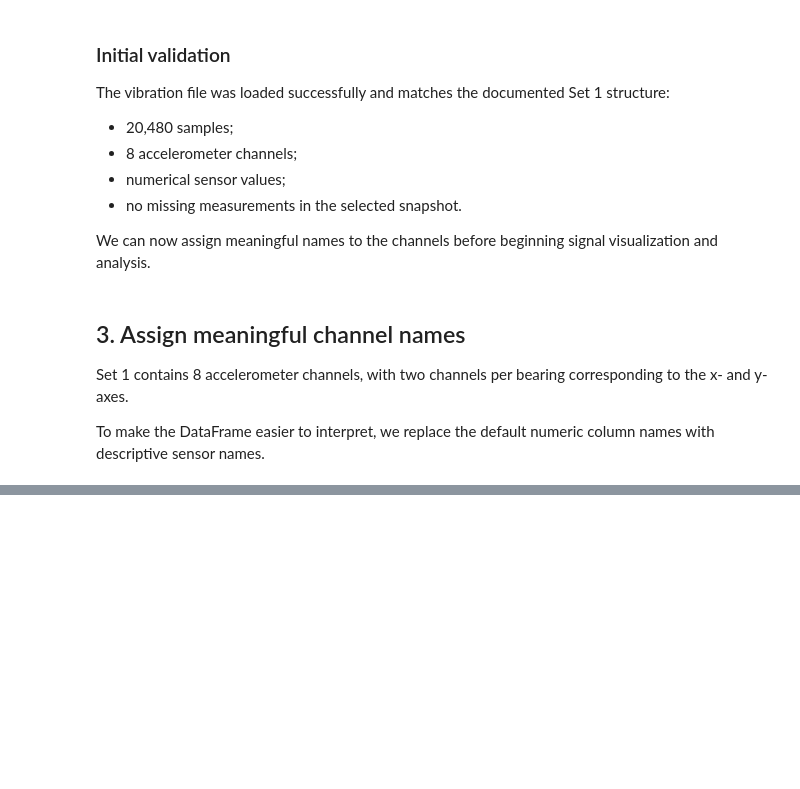
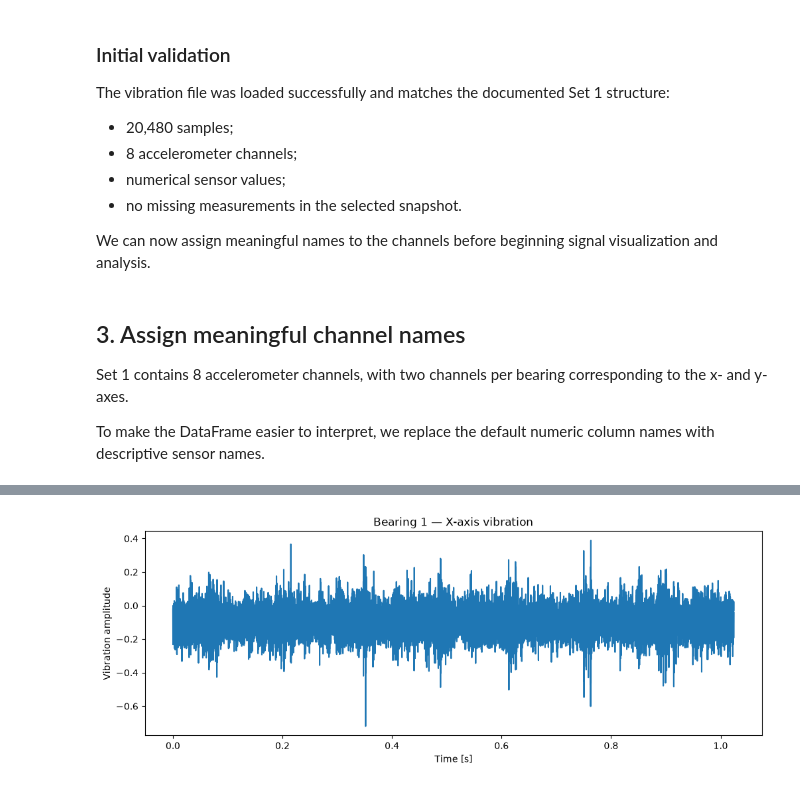
Before and after one commit to amedeone03/machineguard, a Jupyter notebook: notebooks/01_data_exploration.ipynb, the cells around one changed output, grey strips where cells are left out. Saved outputs shown, nothing was run; the diff lists cells and outputs as text; code cells hidden in the pictures; blank space fills up the shorter version.

```diff
--- a/notebooks/01_data_exploration.ipynb
+++ b/notebooks/01_data_exploration.ipynb
@@ -136,3 +138,16 @@ We can now assign meaningful names to the channels before beginning signal visua
 Set 1 contains 8 accelerometer channels, with two channels per bearing corresponding to the x- and y-axes.
 
 To make the DataFrame easier to interpret, we replace the default numeric column names with descriptive sensor names.
+# %%
+df.columns = [
+    "bearing_1_x",
+    "bearing_1_y",
+    "bearing_2_x",
+    "bearing_2_y",
+    "bearing_3_x",
+    "bearing_3_y",
+    "bearing_4_x",
+    "bearing_4_y",
+]
+
+df.head()
@@ -138,0 +169,5 @@ To make the DataFrame easier to interpret, we replace the default numeric column
+# %%
+sampling_rate = 20_000
+
+time = np.arange(len(df)) / sampling_rate
+time[:5]
@@ -138,0 +182,12 @@ To make the DataFrame easier to interpret, we replace the default numeric column
+# %%
+plt.figure(figsize=(12, 4))
+
+plt.plot(time, df["bearing_1_x"])
+
+plt.xlabel("Time [s]")
+plt.ylabel("Vibration amplitude")
+plt.title("Bearing 1 — X-axis vibration")
+
+plt.show()
+# %% [output]
+[figure, added]
```
Also changed, not shown: parts of 21 cells of this notebook.
